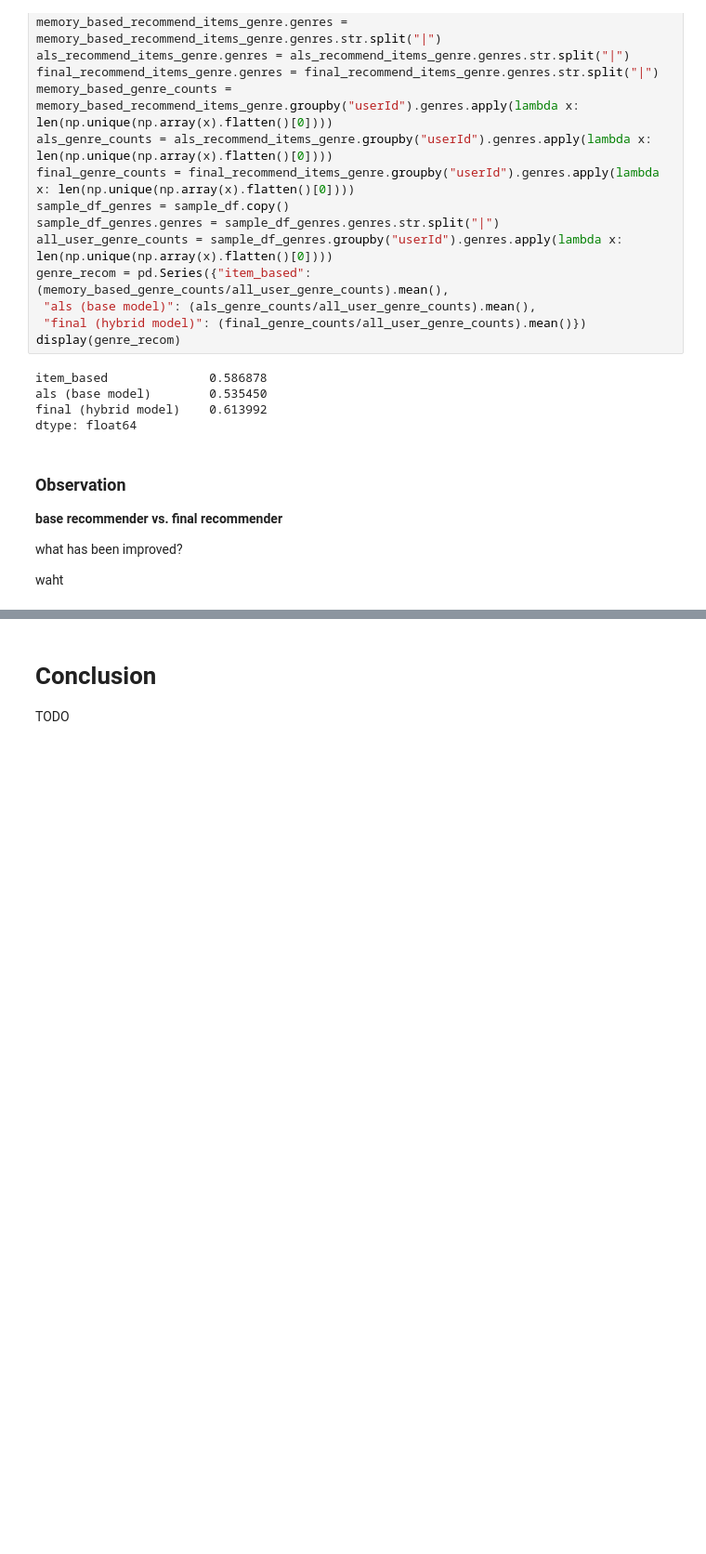
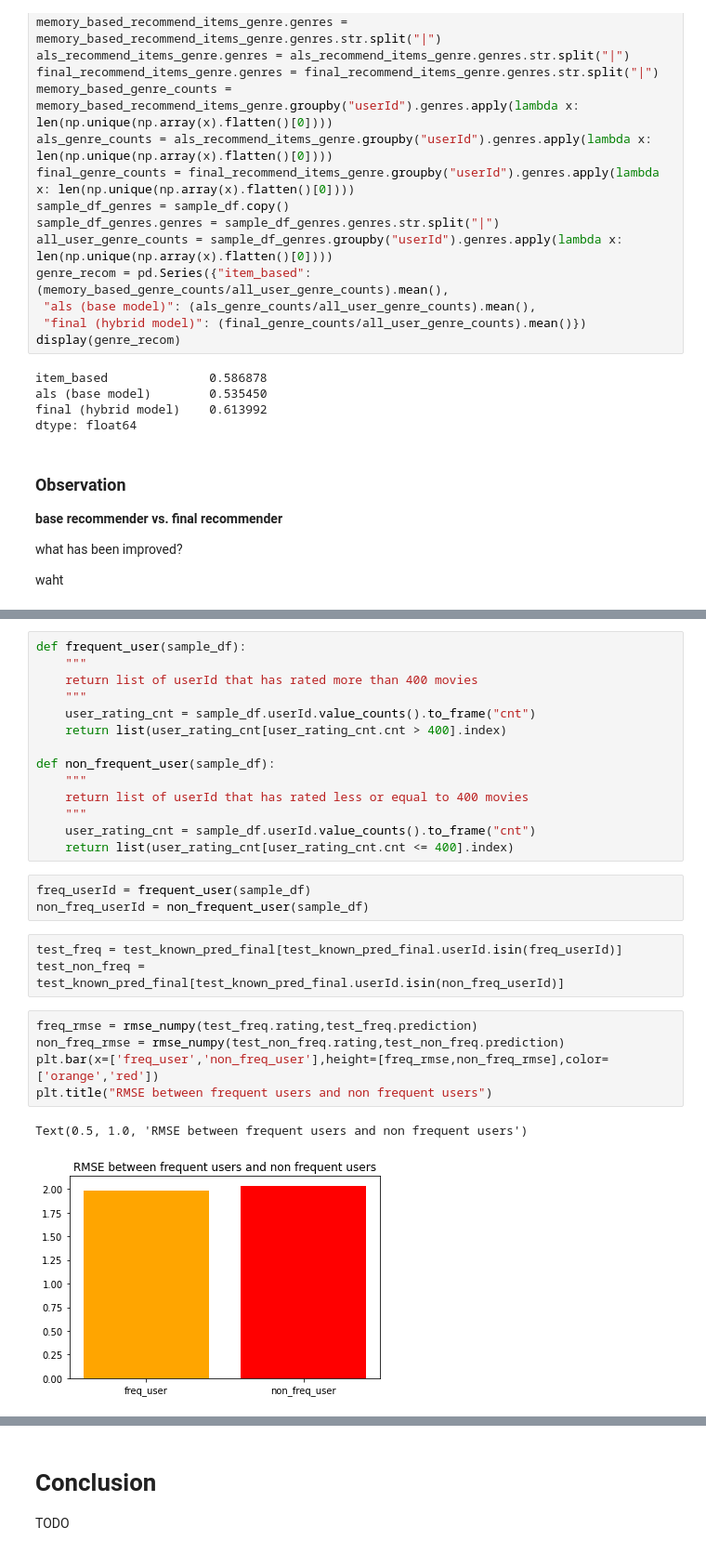
Before and after one commit to syeehyn/personalization-system, a Jupyter notebook: notebook/final_report-jiekie.ipynb, the cells around one changed output, grey strips where cells are left out. Shown at 93% size. Saved outputs shown, nothing was run; the diff lists cells and outputs as text; blank space fills up the shorter version.

```diff
--- a/notebook/final_report-jiekie.ipynb
+++ b/notebook/final_report-jiekie.ipynb
@@ -1346,0 +1360,28 @@ waht
+# %%
+def frequent_user(sample_df):
+    """
+    return list of userId that has rated more than 400 movies
+    """
+    user_rating_cnt = sample_df.userId.value_counts().to_frame("cnt")
+    return list(user_rating_cnt[user_rating_cnt.cnt > 400].index)
+
+def non_frequent_user(sample_df):
+    """
+    return list of userId that has rated less or equal to 400 movies
+    """
+    user_rating_cnt = sample_df.userId.value_counts().to_frame("cnt")
+    return list(user_rating_cnt[user_rating_cnt.cnt <= 400].index)
+# %%
+freq_userId = frequent_user(sample_df)
+non_freq_userId = non_frequent_user(sample_df)
+# %%
+test_freq = test_known_pred_final[test_known_pred_final.userId.isin(freq_userId)]
+test_non_freq = test_known_pred_final[test_known_pred_final.userId.isin(non_freq_userId)]
+# %%
+freq_rmse = rmse_numpy(test_freq.rating,test_freq.prediction)
+non_freq_rmse = rmse_numpy(test_non_freq.rating,test_non_freq.prediction)
+plt.bar(x=['freq_user','non_freq_user'],height=[freq_rmse,non_freq_rmse],color=['orange','red'])
+plt.title("RMSE between frequent users and non frequent users")
+# %% [output]
+Text(0.5, 1.0, 'RMSE between frequent users and non frequent users')
+[figure, added]
```
Also changed, not shown: parts of 10 cells of this notebook, 1 other file.
